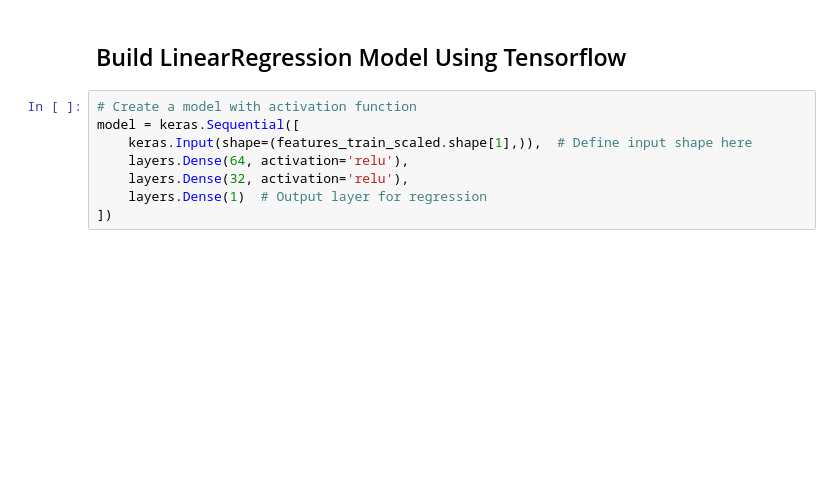
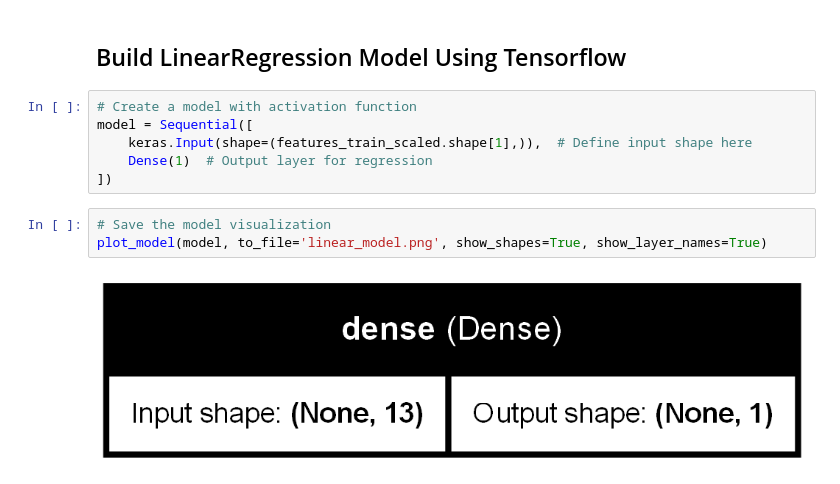
Before and after one commit to Namachivayam2001/ML-Tutorials, a Jupyter notebook: LinearRegression_with_tensorflow .ipynb, the cells around one changed output. Drawn from its saved outputs; the diff is of its cells as text; blank space fills up the shorter version.

```diff
--- a/LinearRegression_with_tensorflow .ipynb
+++ b/LinearRegression_with_tensorflow .ipynb
@@ -103,11 +105,14 @@ features_test_scaled = scaler.fit_transform(features_test)
 ## Build LinearRegression Model Using Tensorflow
 # %%
 # Create a model with activation function
-model = keras.Sequential([
+model = Sequential([
     keras.Input(shape=(features_train_scaled.shape[1],)),  # Define input shape here
-    layers.Dense(64, activation='relu'),
-    layers.Dense(32, activation='relu'),
-    layers.Dense(1)  # Output layer for regression
+    Dense(1)  # Output layer for regression
 ])
+# %%
+# Save the model visualization
+plot_model(model, to_file='linear_model.png', show_shapes=True, show_layer_names=True)
+# %% [output]
+[figure, added]
 # %%
 # Compile the model
```
Also changed, not shown: parts of 6 cells of this notebook.
